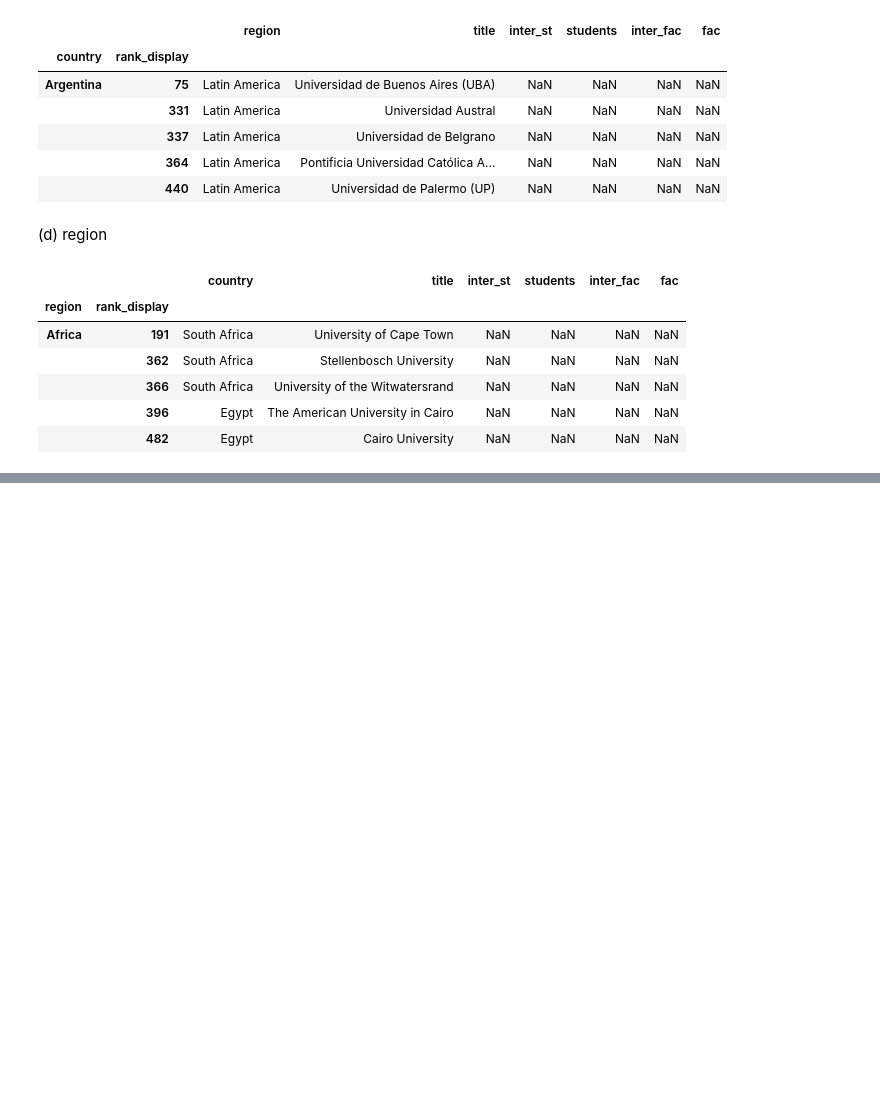
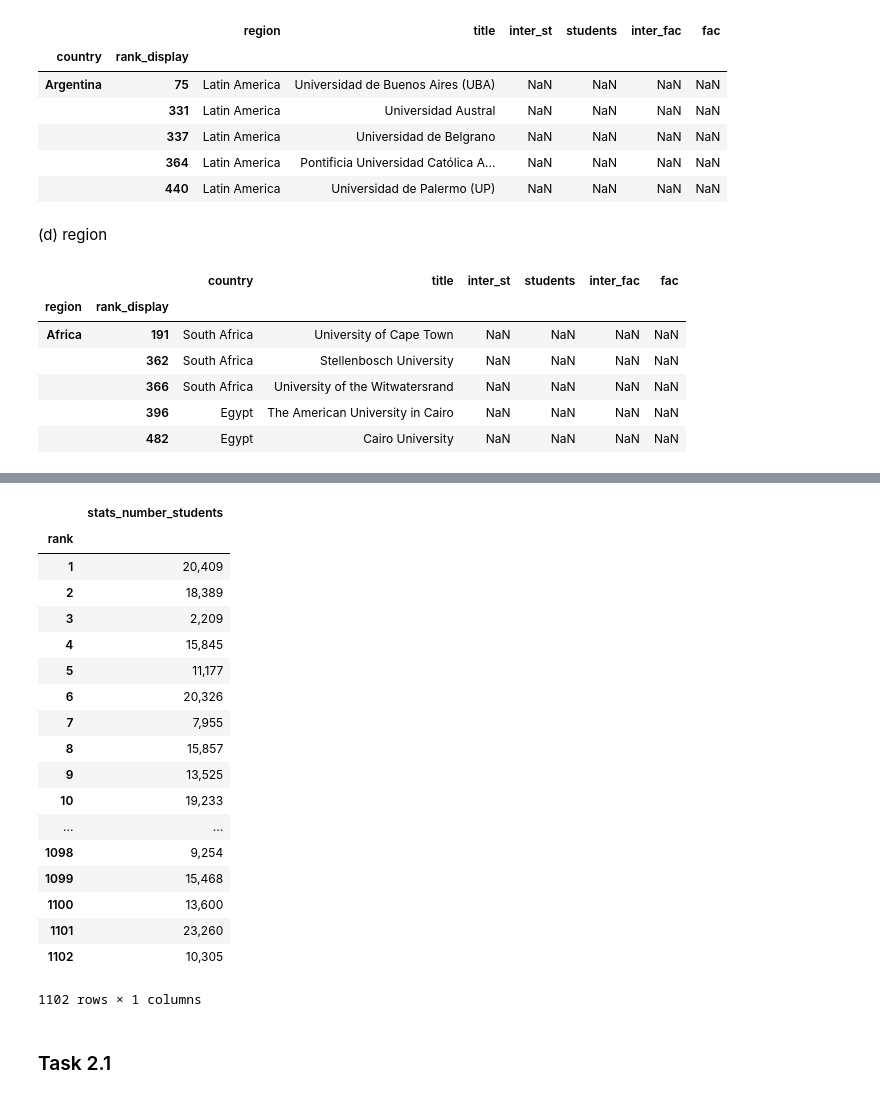
Before and after one commit to IsaacLeimgruber/ADA_labs_repo, a Jupyter notebook: 02 - Data from the Web/hw02_isaac.ipynb, the cells around one changed output, grey strips where cells are left out. Drawn from its saved outputs; the diff is of its cells as text; code cells hidden in the pictures; blank space fills up the shorter version.

```diff
--- a/02 - Data from the Web/hw02_isaac.ipynb
+++ b/02 - Data from the Web/hw02_isaac.ipynb
@@ -478,0 +601,7 @@ region_df.head()
+# %%
+#declare globals for second methods
+international_st2 = []
+num_request2 = 1
+bad_soups2 = []
+futures2 = []
+count2 = 0
@@ -478,0 +703,5 @@ region_df.head()
+# %%
+#construct dataframe from individual pages'info
+missing_df2 = pd.DataFrame(data= [international_st2],
+                         index = ['inter_st_ratio']).transpose()
+missing_df2.head()
@@ -478,0 +715,27 @@ region_df.head()
+# %%
+#merge the two daframes to have all infos needed
+univ_tot_df2 = pd.concat([univ_dr_df2, missing_df2], axis = 1)
+univ_rk_df2 = univ_tot_df2.set_index(['rank'])
+univ_rk_df2[['stats_number_students']].apply(lambda x: x.replace(',',''))
+# %% [output]
+|  | stats_number_students |
+| rank |  |
+| 1 | 20,409 |
+| 2 | 18,389 |
+| 3 | 2,209 |
+| 4 | 15,845 |
+| 5 | 11,177 |
+| 6 | 20,326 |
+| 7 | 7,955 |
+| 8 | 15,857 |
+| 9 | 13,525 |
+| 10 | 19,233 |
+| ... | ... |
+| 1098 | 9,254 |
+| 1099 | 15,468 |
+| 1100 | 13,600 |
+| 1101 | 23,260 |
+| 1102 | 10,305 |
+1102 rows × 1 columns
+# %% [markdown]
+### Task 2.1
```
Also changed, not shown: parts of 26 cells of this notebook.
